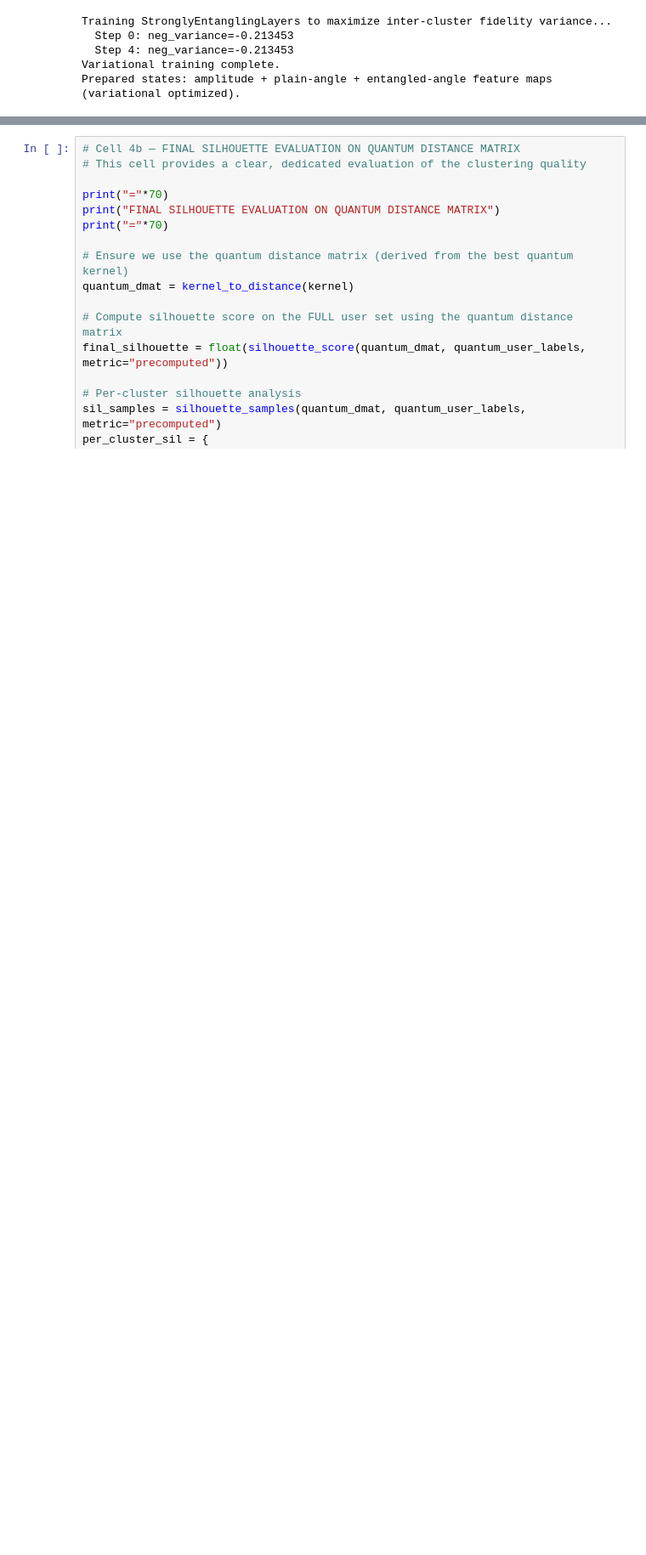
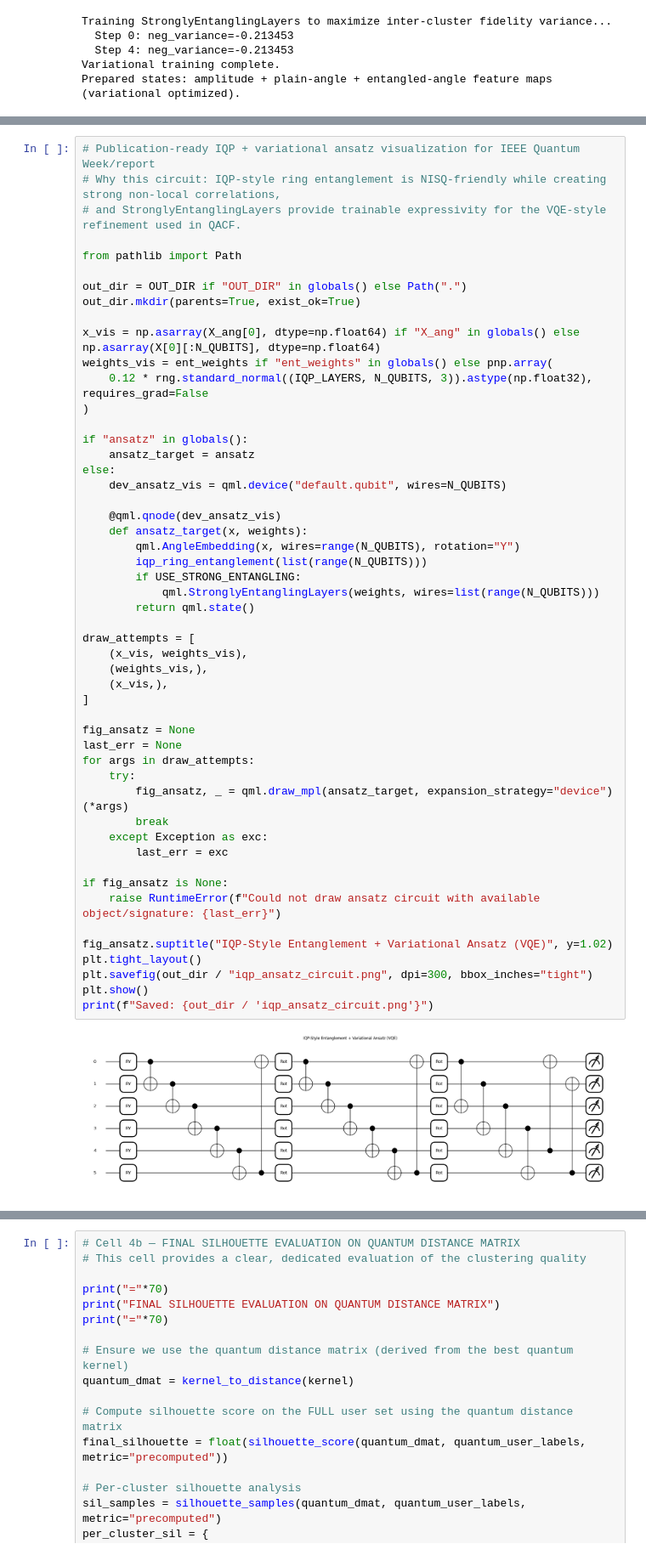
Before and after one commit to ApinisAtvars/Quantum-Enhanced-Smart-Shopping-Experience, a Jupyter notebook: QACF/03_quantum_prototype_ubcf.ipynb, the cells around one changed output, grey strips where cells are left out. Shown at 85% size. Saved outputs shown, nothing was run; the diff lists cells and outputs as text; blank space fills up the shorter version.

```diff
--- a/QACF/03_quantum_prototype_ubcf.ipynb
+++ b/QACF/03_quantum_prototype_ubcf.ipynb
@@ -201,0 +304,53 @@ Prepared states: amplitude + plain-angle + entangled-angle feature maps (variati
+# %%
+# Publication-ready IQP + variational ansatz visualization for IEEE Quantum Week/report
+# Why this circuit: IQP-style ring entanglement is NISQ-friendly while creating strong non-local correlations,
+# and StronglyEntanglingLayers provide trainable expressivity for the VQE-style refinement used in QACF.
+
+from pathlib import Path
+
+out_dir = OUT_DIR if "OUT_DIR" in globals() else Path(".")
+out_dir.mkdir(parents=True, exist_ok=True)
+
+x_vis = np.asarray(X_ang[0], dtype=np.float64) if "X_ang" in globals() else np.asarray(X[0][:N_QUBITS], dtype=np.float64)
+weights_vis = ent_weights if "ent_weights" in globals() else pnp.array(
+    0.12 * rng.standard_normal((IQP_LAYERS, N_QUBITS, 3)).astype(np.float32), requires_grad=False
+)
+
+if "ansatz" in globals():
+    ansatz_target = ansatz
+else:
+    dev_ansatz_vis = qml.device("default.qubit", wires=N_QUBITS)
+
+    @qml.qnode(dev_ansatz_vis)
+    def ansatz_target(x, weights):
+        qml.AngleEmbedding(x, wires=range(N_QUBITS), rotation="Y")
+        iqp_ring_entanglement(list(range(N_QUBITS)))
+        if USE_STRONG_ENTANGLING:
+            qml.StronglyEntanglingLayers(weights, wires=list(range(N_QUBITS)))
+        return qml.state()
+
+draw_attempts = [
+    (x_vis, weights_vis),
+    (weights_vis,),
+    (x_vis,),
+]
+
+fig_ansatz = None
+last_err = None
+for args in draw_attempts:
+    try:
+        fig_ansatz, _ = qml.draw_mpl(ansatz_target, expansion_strategy="device")(*args)
+        break
+    except Exception as exc:
+        last_err = exc
+
+if fig_ansatz is None:
+    raise RuntimeError(f"Could not draw ansatz circuit with available object/signature: {last_err}")
+
+fig_ansatz.suptitle("IQP-Style Entanglement + Variational Ansatz (VQE)", y=1.02)
+plt.tight_layout()
+plt.savefig(out_dir / "iqp_ansatz_circuit.png", dpi=300, bbox_inches="tight")
+plt.show()
+print(f"Saved: {out_dir / 'iqp_ansatz_circuit.png'}")
+# %% [output]
+[figure, added]
```
Also changed, not shown: parts of 9 cells of this notebook, 13 other files.
